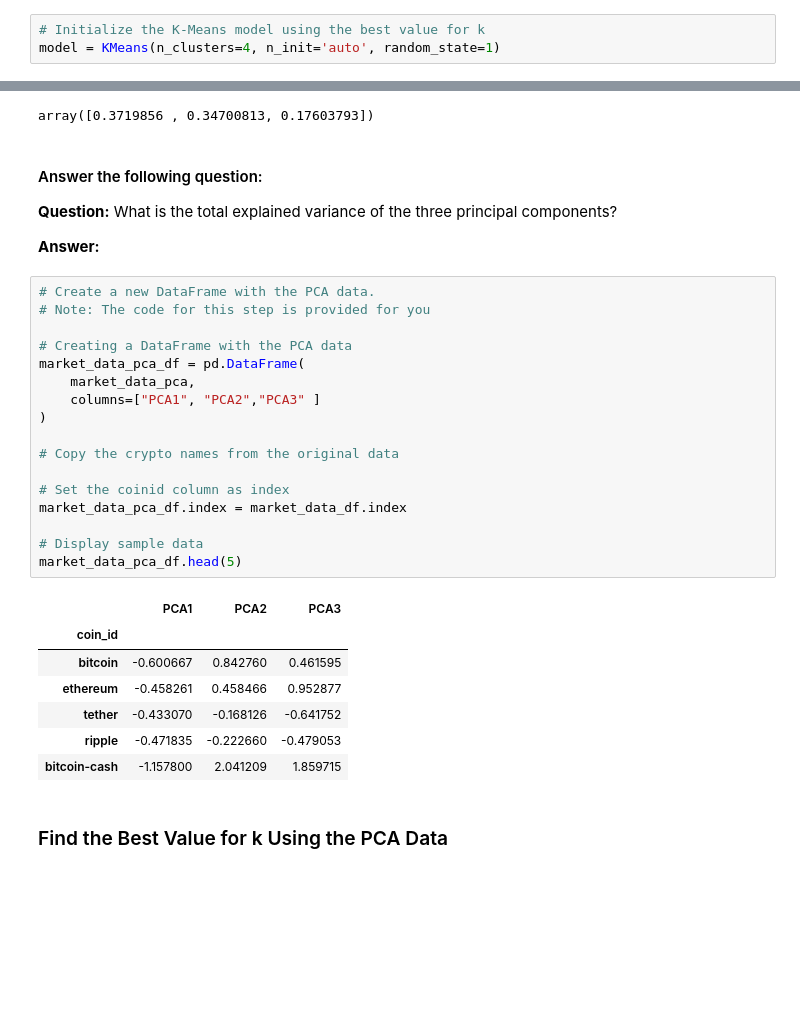
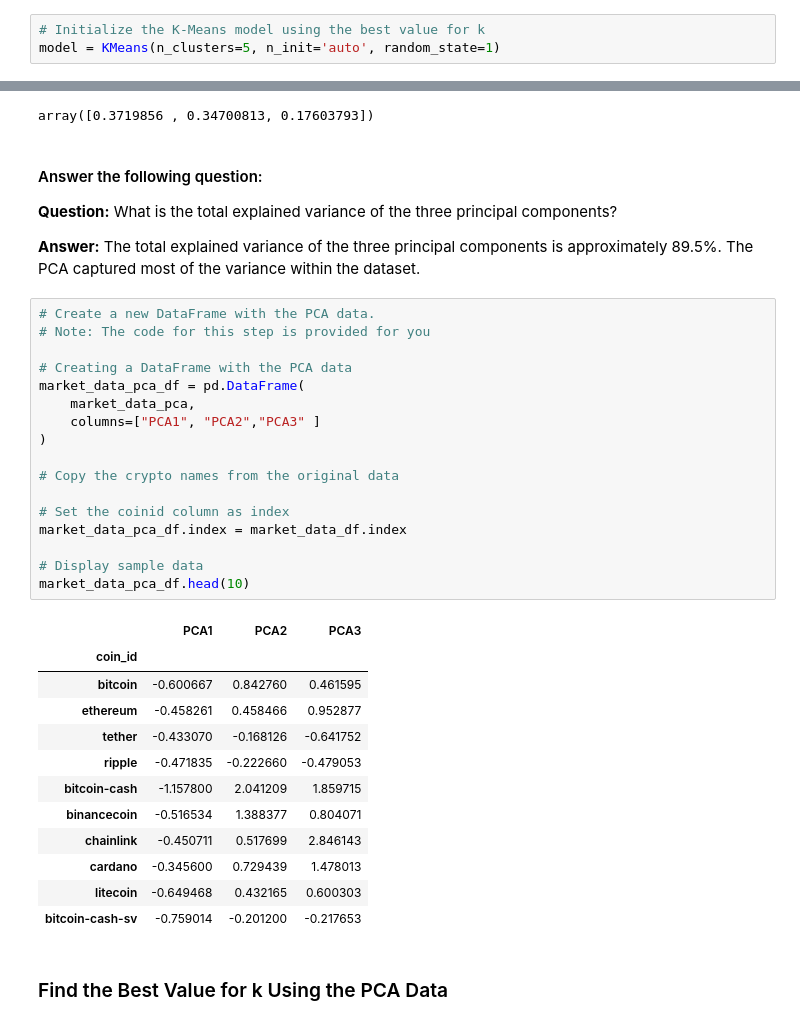
Before and after one commit to leonej01/CryptoClustering, a Jupyter notebook: Starter_Code/Crypto_Clustering.ipynb, the cells around one changed output, grey strips where cells are left out. Cells and saved outputs as stored; diff of their text form; blank space fills up the shorter version.

```diff
--- a/Starter_Code/Crypto_Clustering.ipynb
+++ b/Starter_Code/Crypto_Clustering.ipynb
@@ -149,7 +148,7 @@ df_elbow.plot.line(x="k",
 ### Cluster Cryptocurrencies with K-means Using the Original Scaled Data.
 # %%
 # Initialize the K-Means model using the best value for k
-model = KMeans(n_clusters=4, n_init='auto', random_state=1)
+model = KMeans(n_clusters=5, n_init='auto', random_state=1)
 # %%
 # Fit the K-Means model using the scaled data
 model.fit(market_data_scaled)
@@ -222,32 +221,37 @@ array([0.3719856 , 0.34700813, 0.17603793])
 
 **Question:** What is the total explained variance of the three principal components?
 
-**Answer:**
+**Answer:** The total explained variance of the three principal components is approximately 89.5%. The PCA captured most of the variance within the dataset.
 # %%
 # Create a new DataFrame with the PCA data.
 # Note: The code for this step is provided for you
 
 # Creating a DataFrame with the PCA data
 market_data_pca_df = pd.DataFrame(
     market_data_pca,
     columns=["PCA1", "PCA2","PCA3" ]
 )
 
 # Copy the crypto names from the original data
 
 # Set the coinid column as index
 market_data_pca_df.index = market_data_df.index
 
 # Display sample data
-market_data_pca_df.head(5)
+market_data_pca_df.head(10)
 # %% [output]
 |  | PCA1 | PCA2 | PCA3 |
 | coin_id |  |  |  |
 | bitcoin | -0.600667 | 0.842760 | 0.461595 |
 | ethereum | -0.458261 | 0.458466 | 0.952877 |
 | tether | -0.433070 | -0.168126 | -0.641752 |
 | ripple | -0.471835 | -0.222660 | -0.479053 |
 | bitcoin-cash | -1.157800 | 2.041209 | 1.859715 |
+| binancecoin | -0.516534 | 1.388377 | 0.804071 |
+| chainlink | -0.450711 | 0.517699 | 2.846143 |
+| cardano | -0.345600 | 0.729439 | 1.478013 |
+| litecoin | -0.649468 | 0.432165 | 0.600303 |
+| bitcoin-cash-sv | -0.759014 | -0.201200 | -0.217653 |
 # %% [markdown]
 ### Find the Best Value for k Using the PCA Data
 # %%
```
Also changed, not shown: parts of 14 cells of this notebook.
